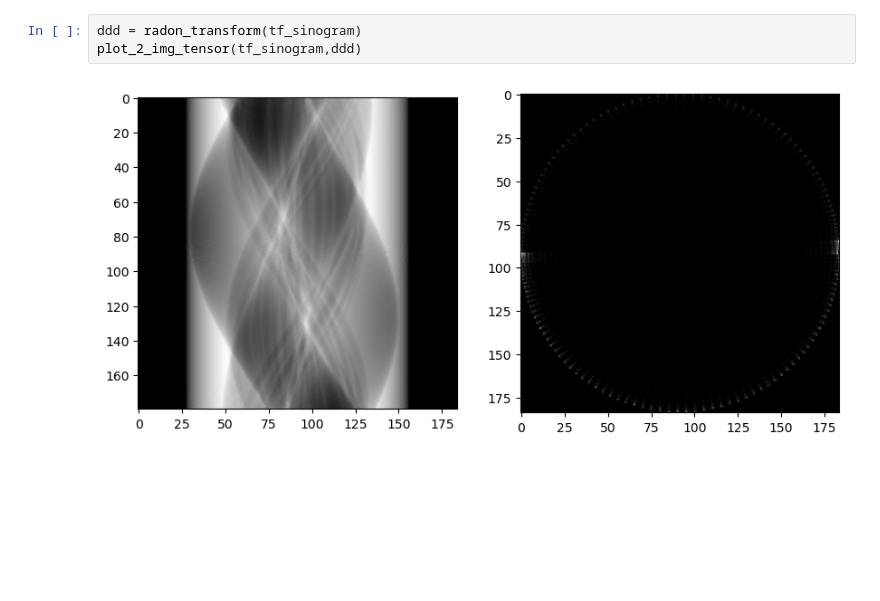
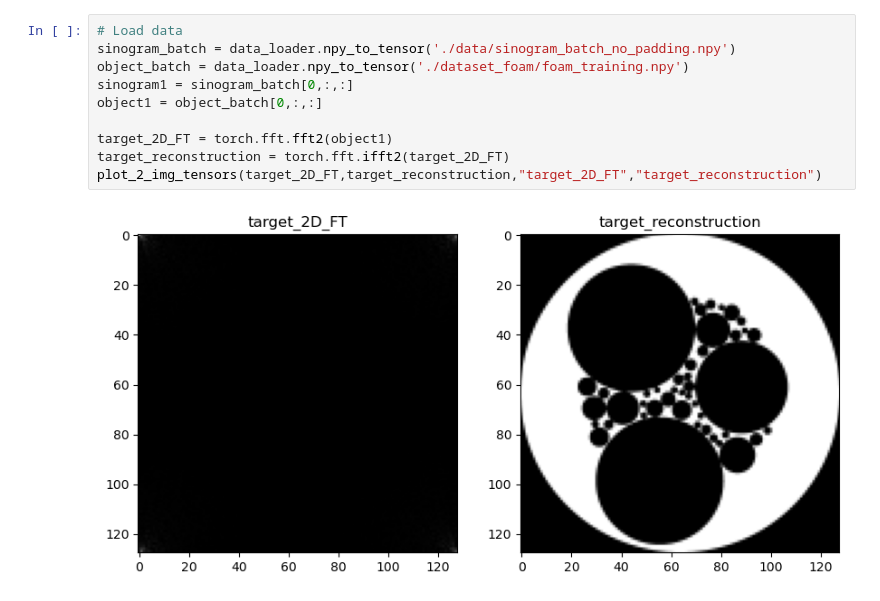
Before and after one commit to gigantocypris/RadonTorch, a Jupyter notebook: inverseRadon/inverse_radon_torch.ipynb, the cells around one changed output. Saved outputs shown, nothing was run; the diff lists cells and outputs as text; blank space fills up the shorter version.

Commit message:
Trying inverse Radon

```diff
--- a/inverseRadon/inverse_radon_torch.ipynb
+++ b/inverseRadon/inverse_radon_torch.ipynb
@@ -142,5 +140,12 @@ def radon_transform(sinogram):
-# %%
-ddd = radon_transform(tf_sinogram)
-plot_2_img_tensor(tf_sinogram,ddd)
-# %% [output]
-[figure, removed]
+# %%
+# Load data
+sinogram_batch = data_loader.npy_to_tensor('./data/sinogram_batch_no_padding.npy')
+object_batch = data_loader.npy_to_tensor('./dataset_foam/foam_training.npy')
+sinogram1 = sinogram_batch[0,:,:]
+object1 = object_batch[0,:,:]
+
+target_2D_FT = torch.fft.fft2(object1)
+target_reconstruction = torch.fft.ifft2(target_2D_FT)
+plot_2_img_tensors(target_2D_FT,target_reconstruction,"target_2D_FT","target_reconstruction")
+# %% [output]
+[figure, added]
```
Also changed, not shown: parts of 7 cells of this notebook, 6 other files.
